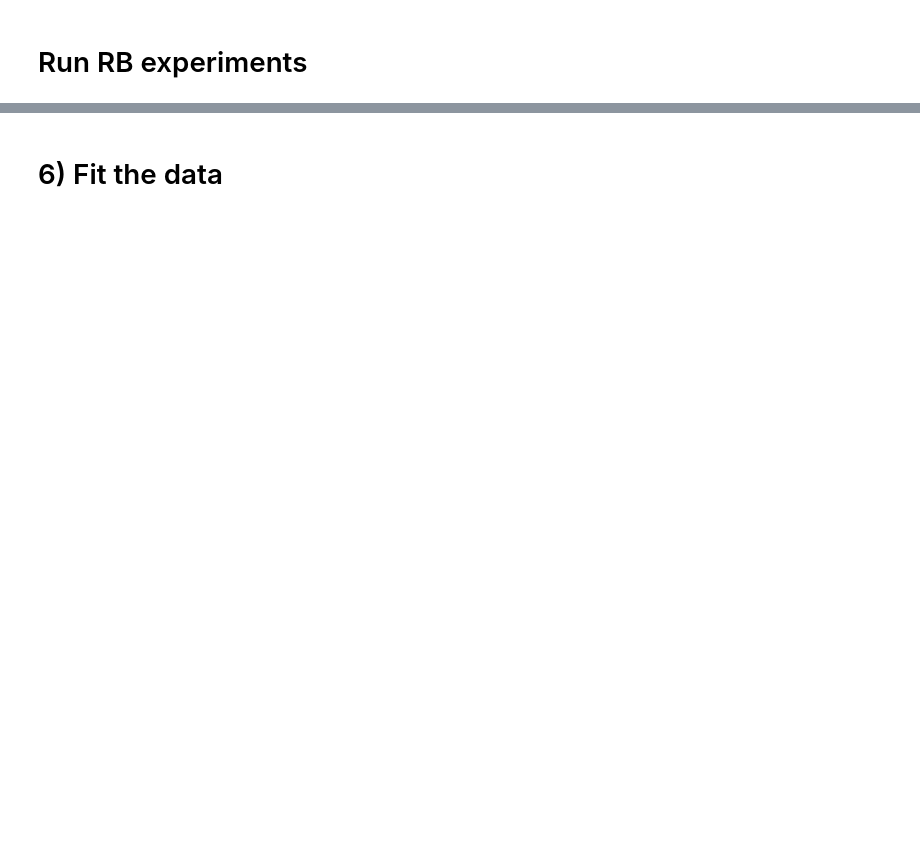
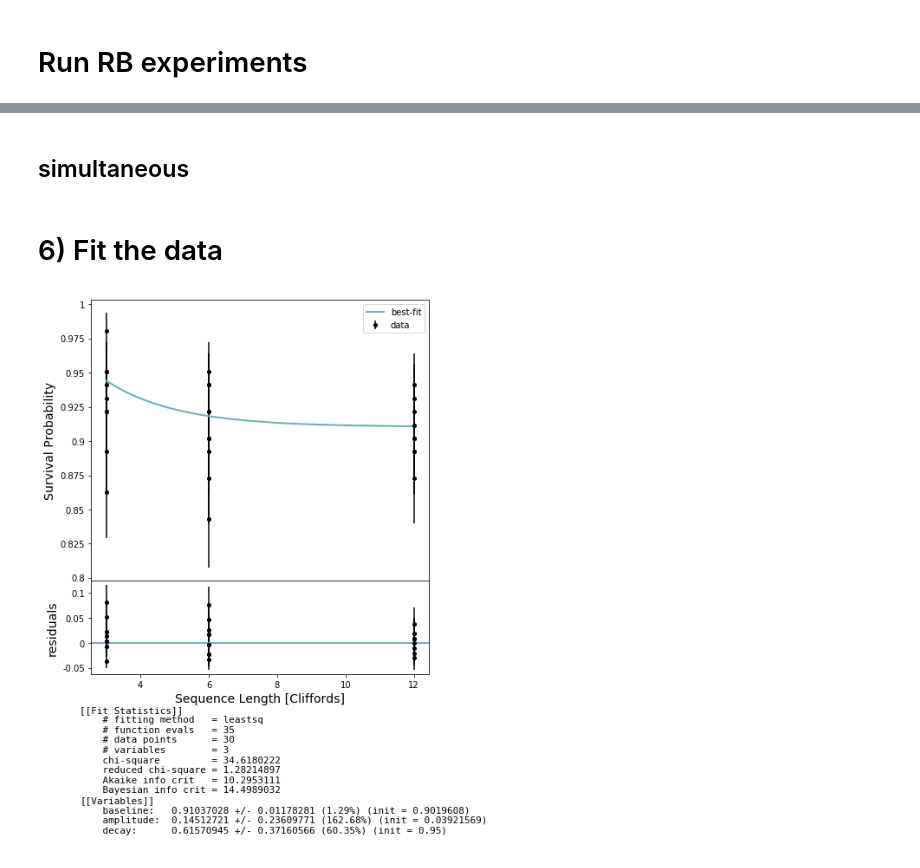
Before and after one commit to rigetti/forest-benchmarking, a Jupyter notebook: examples/randomized_benchmarking_simultaneous.ipynb, the cells around one changed output, grey strips where cells are left out. Saved outputs shown, nothing was run; the diff lists cells and outputs as text; code cells hidden in the pictures; blank space fills up the shorter version.

Commit message:
Functional rb refactor using dataclasses supports simultaneous experiments.

```diff
--- a/examples/randomized_benchmarking_simultaneous.ipynb
+++ b/examples/randomized_benchmarking_simultaneous.ipynb
@@ -49,0 +18,7 @@ df
+# %%
+num_sequences = 10
+depths = 3 * 2 ** np.arange(3, dtype=np.uint8)
+
+expt = generate_rb_experiment((0, 5), depths, num_sequences)
+expt2 = generate_rb_experiment([1], depths, num_sequences)
+print(expt)
@@ -71,0 +72,2 @@ for qubits in subgraph:
+# %% [markdown]
+## simultaneous
@@ -73,8 +77,9 @@ for qubits in subgraph:
 # 6) Fit the data
 # %%
 from forest_benchmarking.analysis.fitting import make_figure
-from forest_benchmarking.rb import fit_standard_rb
 
-fit = fit_standard_rb(depths[(1, 6)], survivals[(1,6)], weights=1/survival_errs[(1, 6)])
+fit = fit_rb_results(expt)
 fig, axs = make_figure(fit, xlabel="Sequence Length [Cliffords]", ylabel="Survival Probability")
 rb_decay = fit.params['decay']
+# %% [output]
+[figure, added]
```
Also changed, not shown: parts of 22 cells of this notebook, 1 other file.
